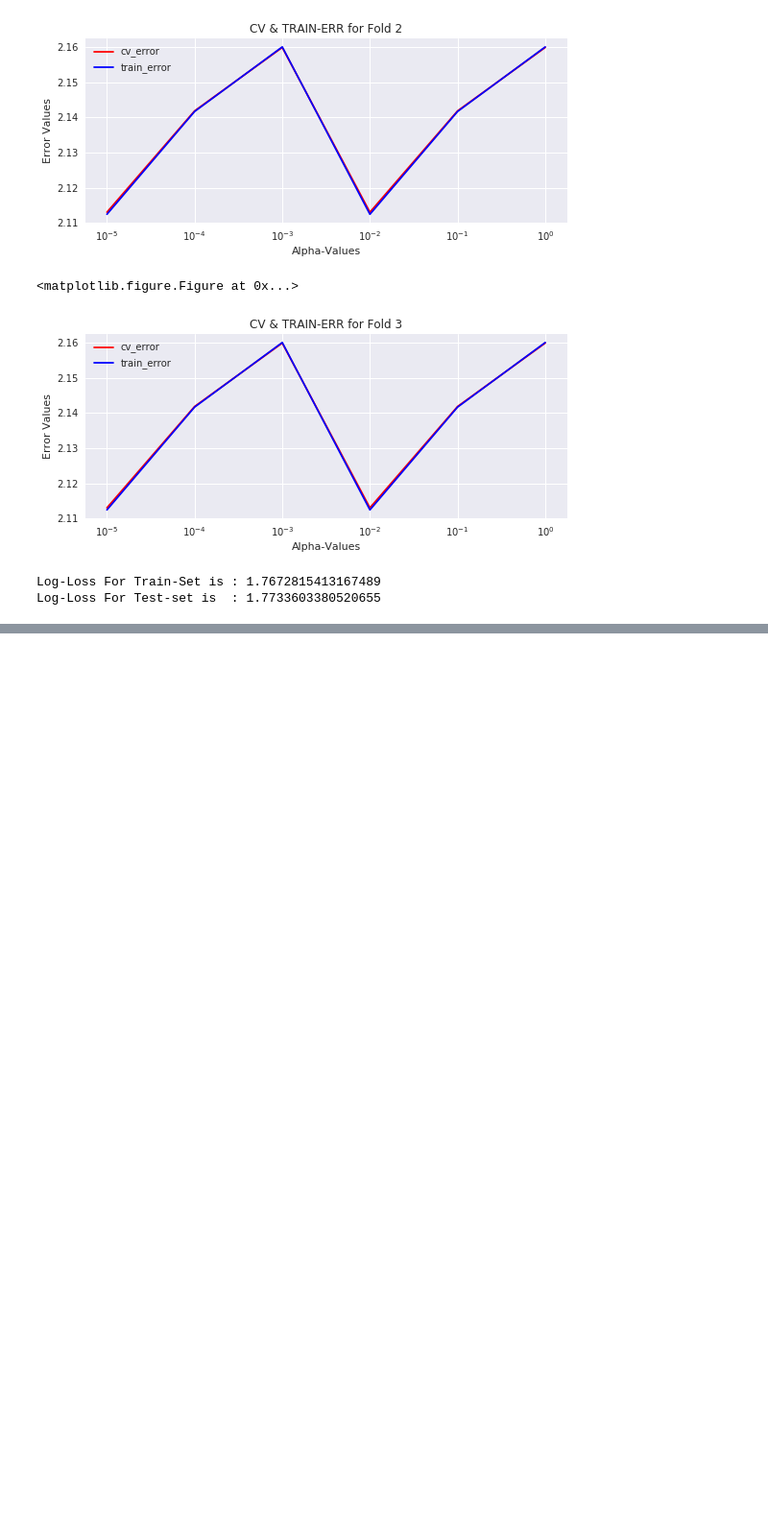
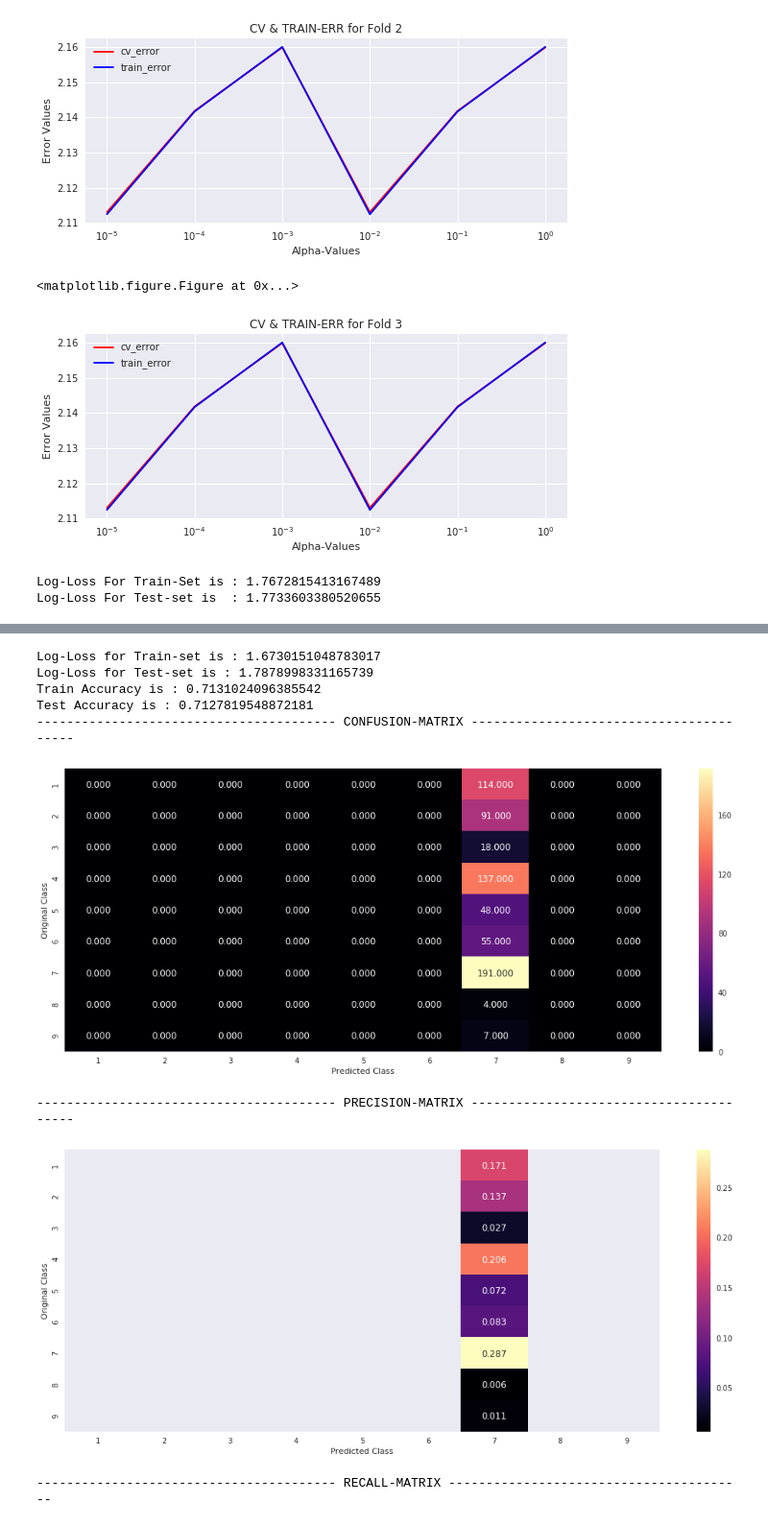
Before and after one commit to sradheya99/Cancer-Diagnosis, a Jupyter notebook: Cancer Diagnosis/CancerDiagnosis.ipynb, the cells around one changed output, grey strips where cells are left out. Shown at 96% size. Drawn from its saved outputs; the diff is of its cells as text; code cells hidden in the pictures; blank space fills up the shorter version.

```diff
--- a/Cancer Diagnosis/CancerDiagnosis.ipynb
+++ b/Cancer Diagnosis/CancerDiagnosis.ipynb
@@ -734,0 +881,12 @@ Log-Loss For Test-set is  : 1.7733603380520655
+# %%
+naive_bayes_model(complete_data, y_true, 'Testing', 'ResponseEncode', 2500)
+# %% [output]
+Log-Loss for Train-set is : 1.6730151048783017
+Log-Loss for Test-set is : 1.7878998331165739
+Train Accuracy is : 0.7131024096385542
+Test Accuracy is : 0.7127819548872181
+---------------------------------------- CONFUSION-MATRIX ----------------------------------------
+[figure, added]
+---------------------------------------- PRECISION-MATRIX ----------------------------------------
+[figure, added]
+---------------------------------------- RECALL-MATRIX ----------------------------------------
```
Also changed, not shown: parts of 16 cells of this notebook.
